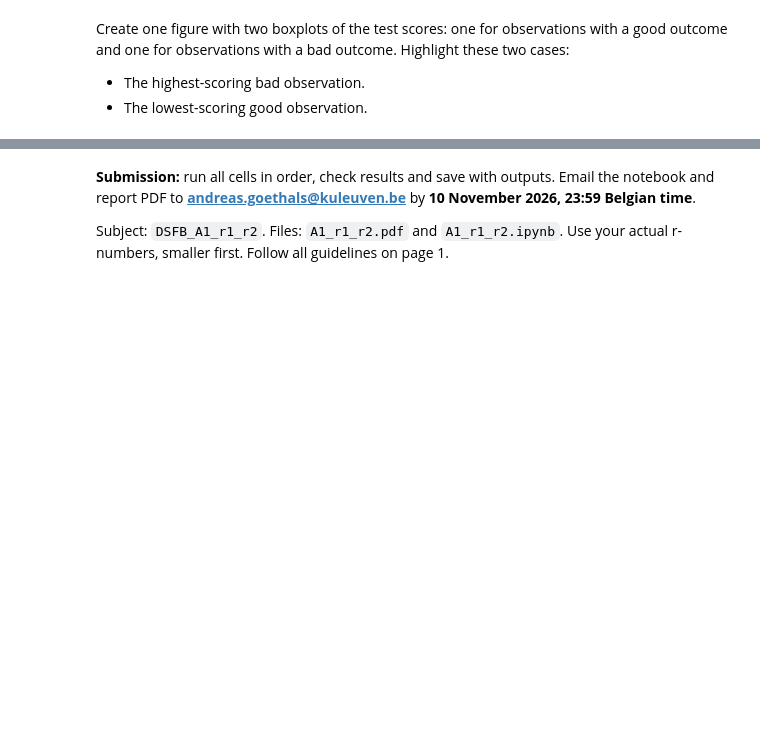
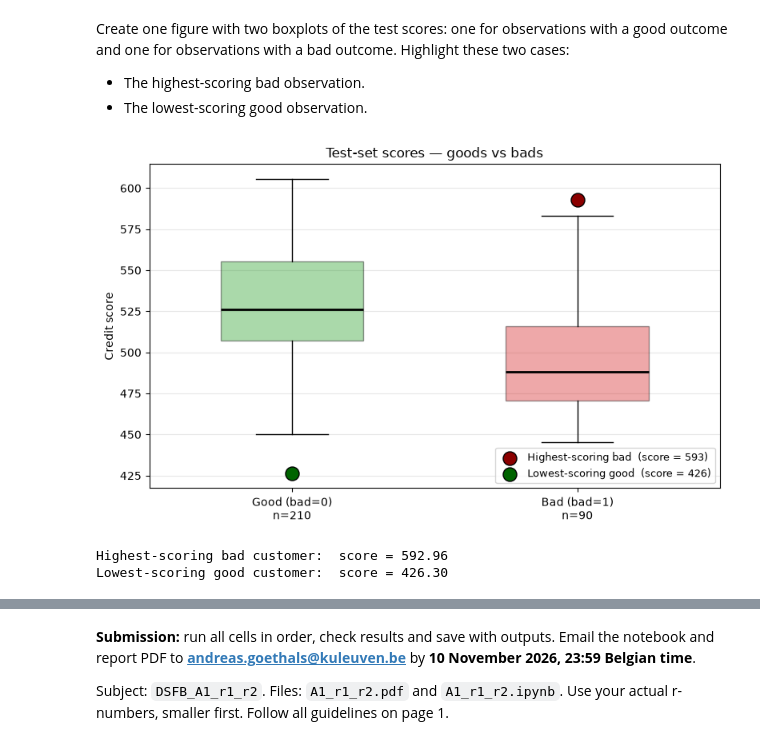
Before and after one commit to Muten-Roshi-Sama/data-science-for-business-KUL, a Jupyter notebook: credit-risk-analysis/A1_Notebook.ipynb, the cells around one changed output, grey strips where cells are left out. Saved outputs shown, nothing was run; the diff lists cells and outputs as text; code cells hidden in the pictures; blank space fills up the shorter version.

Commit message:
Final boxplot.

```diff
--- a/credit-risk-analysis/A1_Notebook.ipynb
+++ b/credit-risk-analysis/A1_Notebook.ipynb
@@ -1309,2 +1594,54 @@ outcome and one for observations with a bad outcome. Highlight these two cases:
 # %%
 # Your test-score boxplots and the two highlighted cases.
+fig, ax = plt.subplots(figsize=(8, 5))
+
+# Group scores by actual outcome
+good_scores = test_scores_card[test["bad"].values == 0]
+bad_scores  = test_scores_card[test["bad"].values == 1]
+
+# Two boxplots
+bp = ax.boxplot(
+    [good_scores.values, bad_scores.values],
+    patch_artist=True,
+    widths=0.5,
+    medianprops=dict(color="black", linewidth=2),
+)
+ax.set_xticks([1, 2])
+ax.set_xticklabels([f"Good (bad=0)\nn={len(good_scores)}",
+                    f"Bad (bad=1)\nn={len(bad_scores)}"])
+
+bp["boxes"][0].set_facecolor("tab:green");   bp["boxes"][0].set_alpha(0.4)
+bp["boxes"][1].set_facecolor("tab:red");     bp["boxes"][1].set_alpha(0.4)
+
+# Find the two extreme cases
+worst_bad_idx   = bad_scores.idxmax()    # highest-scoring bad
+worst_good_idx  = good_scores.idxmin()   # lowest-scoring good
+
+worst_bad_score  = test_scores_card.loc[worst_bad_idx]
+worst_good_score = test_scores_card.loc[worst_good_idx]
+
+
+
+# Highlight them on the plot
+ax.scatter(2, worst_bad_score,  s=150, color="darkred",
+           edgecolor="black", zorder=5,
+           label=f"Highest-scoring bad  (score = {worst_bad_score:.0f})")
+ax.scatter(1, worst_good_score, s=150, color="darkgreen",
+           edgecolor="black", zorder=5,
+           label=f"Lowest-scoring good  (score = {worst_good_score:.0f})")
+
+ax.set_ylabel("Credit score")
+ax.set_title("Test-set scores — goods vs bads")
+ax.legend(loc="lower right", fontsize=9)
+ax.grid(axis="y", alpha=0.3)
+plt.tight_layout()
+plt.show()
+
+
+# Print the two cases in detail
+print(f"\nHighest-scoring bad customer:  score = {worst_bad_score:.2f}")
+print(f"Lowest-scoring good customer:  score = {worst_good_score:.2f}")
+# %% [output]
+[figure, added]
+Highest-scoring bad customer:  score = 592.96
+Lowest-scoring good customer:  score = 426.30
```
Also changed, not shown: parts of 18 cells of this notebook.
